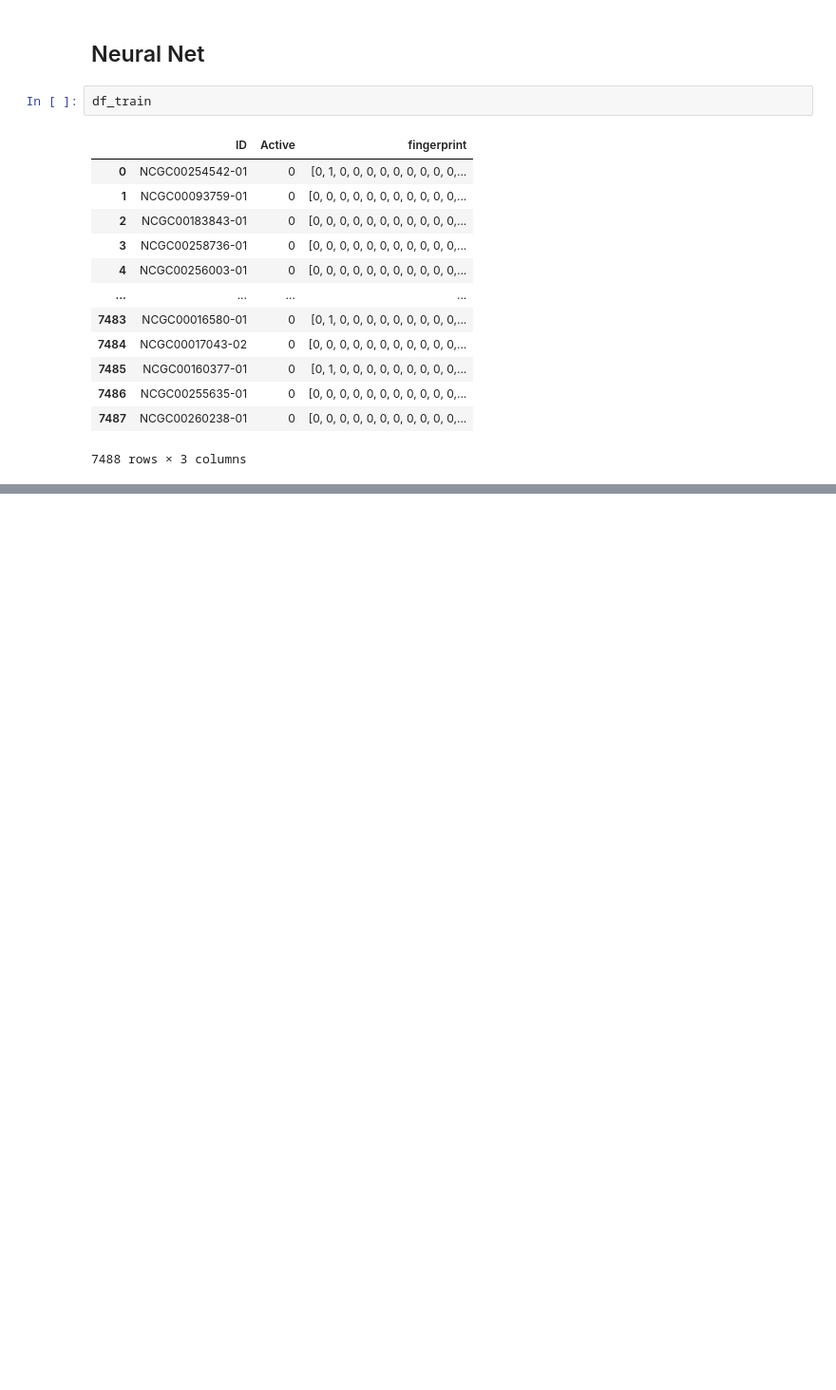
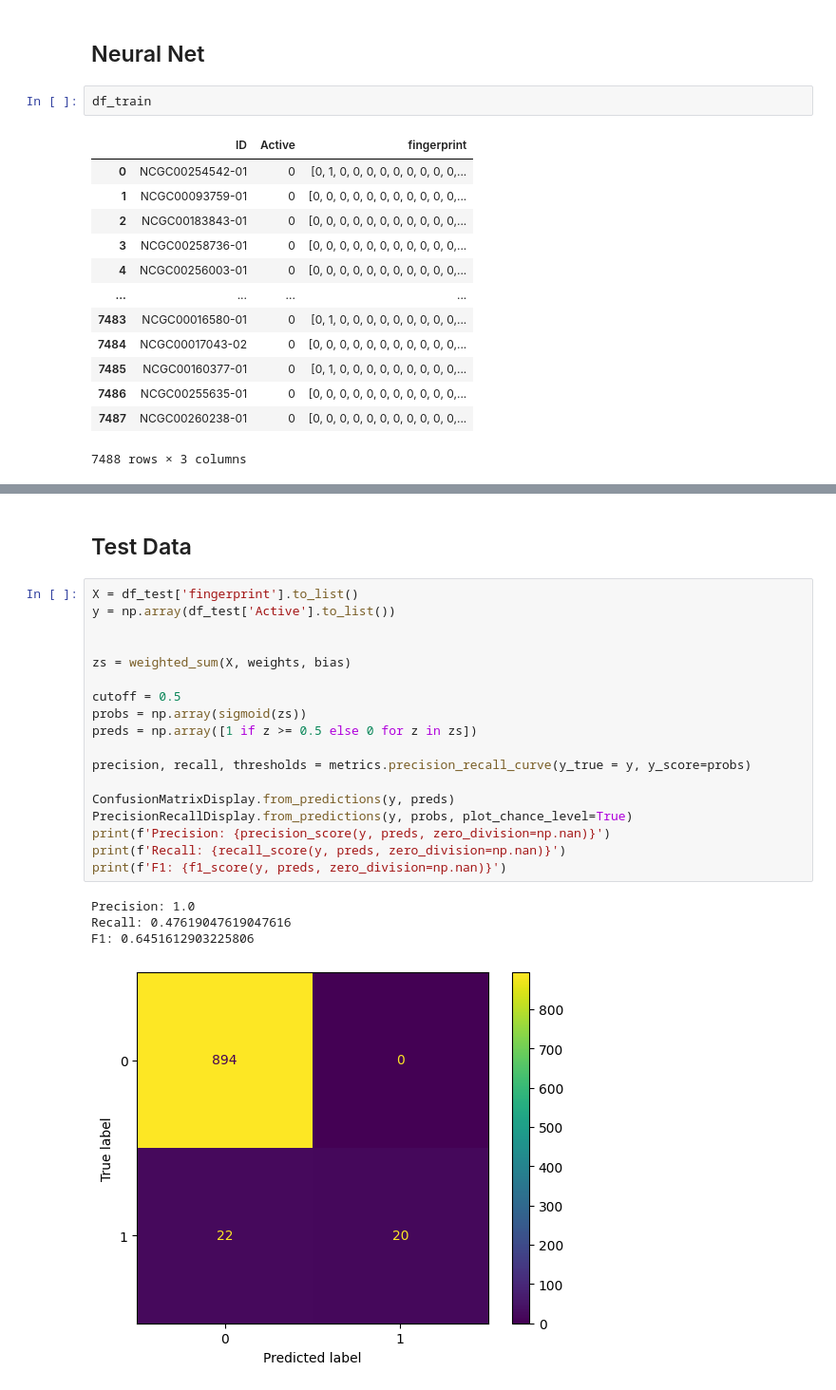
Before and after one commit to dppiper/Tox21-Neural-Network-From-Scratch, a Jupyter notebook: neural_network_from_scratch.ipynb, the cells around one changed output, grey strips where cells are left out. Shown at 95% size. Drawn from its saved outputs; the diff is of its cells as text; blank space fills up the shorter version.

```diff
--- a/neural_network_from_scratch.ipynb
+++ b/neural_network_from_scratch.ipynb
@@ -160,0 +165,25 @@ F1: 0.010075566750629723
+# %% [markdown]
+## Test Data
+# %%
+X = df_test['fingerprint'].to_list()
+y = np.array(df_test['Active'].to_list())
+
+
+zs = weighted_sum(X, weights, bias)
+
+cutoff = 0.5
+probs = np.array(sigmoid(zs))
+preds = np.array([1 if z >= 0.5 else 0 for z in zs])
+
+precision, recall, thresholds = metrics.precision_recall_curve(y_true = y, y_score=probs)
+
+ConfusionMatrixDisplay.from_predictions(y, preds)
+PrecisionRecallDisplay.from_predictions(y, probs, plot_chance_level=True)
+print(f'Precision: {precision_score(y, preds, zero_division=np.nan)}')
+print(f'Recall: {recall_score(y, preds, zero_division=np.nan)}')
+print(f'F1: {f1_score(y, preds, zero_division=np.nan)}')
+# %% [output]
+Precision: 1.0
+Recall: 0.47619047619047616
+F1: 0.6451612903225806
+[figure, added]
```
Also changed, not shown: parts of 6 cells of this notebook.
